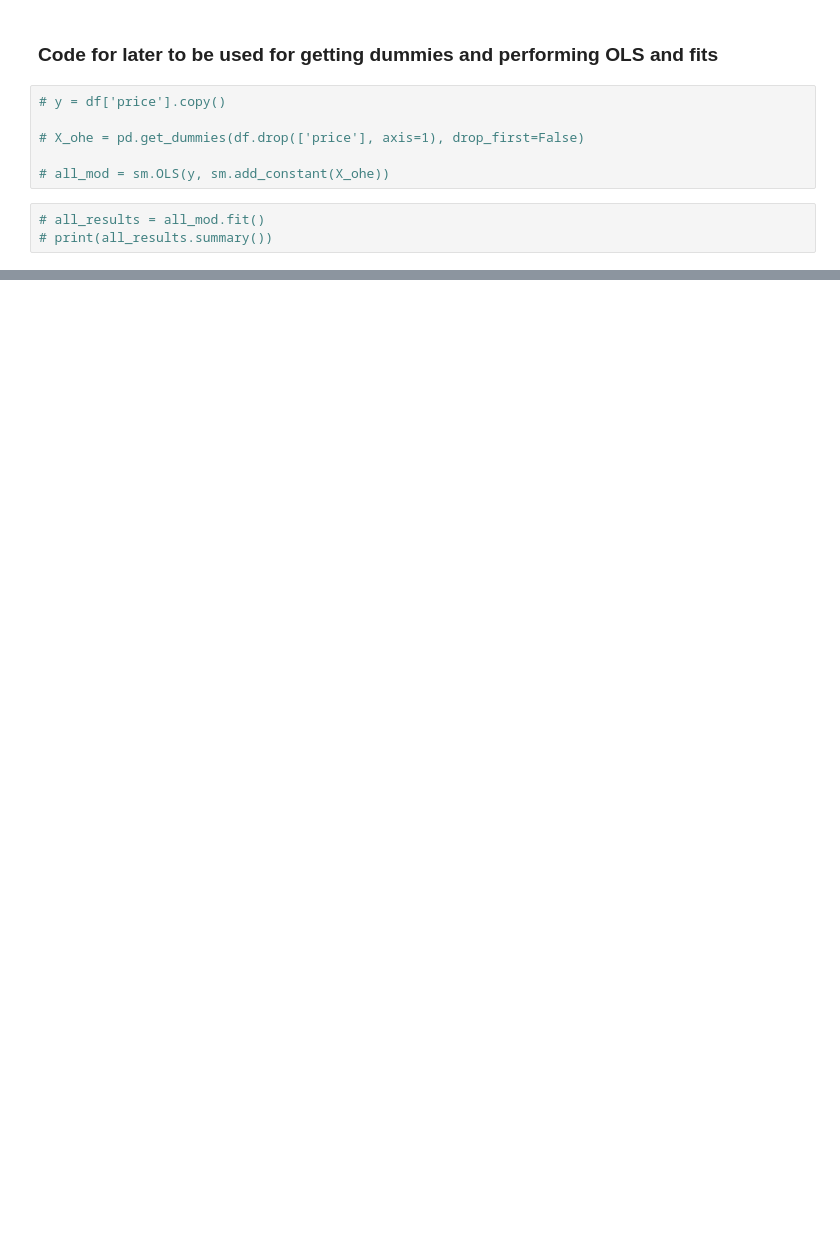
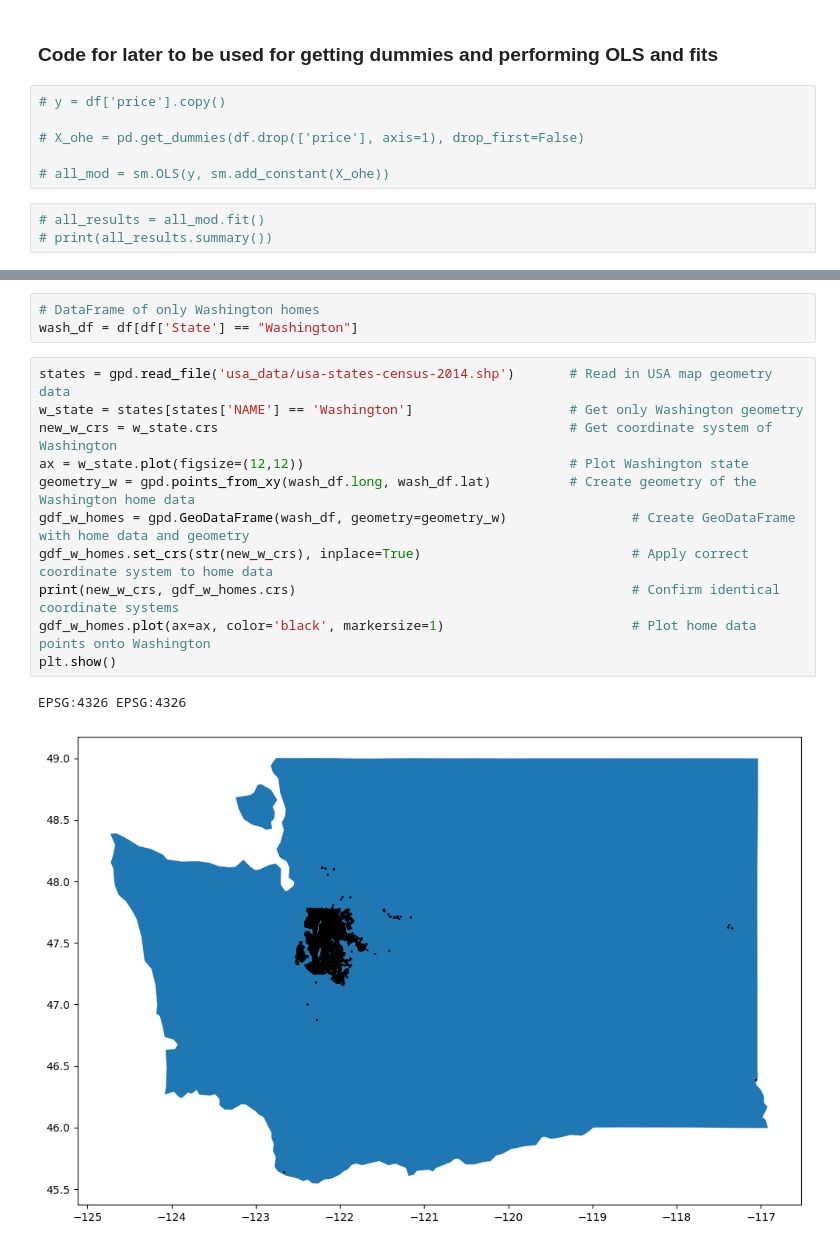
Before and after one commit to dmf1998/dsc-phase-2-project-v2-5, a Jupyter notebook: student.ipynb, the cells around one changed output, grey strips where cells are left out. Saved outputs shown, nothing was run; the diff lists cells and outputs as text; blank space fills up the shorter version.

```diff
--- a/student.ipynb
+++ b/student.ipynb
@@ -211,0 +236,17 @@ plt.show()
+# %%
+# DataFrame of only Washington homes
+wash_df = df[df['State'] == "Washington"]
+# %%
+states = gpd.read_file('usa_data/usa-states-census-2014.shp')       # Read in USA map geometry data
+w_state = states[states['NAME'] == 'Washington']                    # Get only Washington geometry
+new_w_crs = w_state.crs                                             # Get coordinate system of Washington
+ax = w_state.plot(figsize=(12,12))                                  # Plot Washington state
+geometry_w = gpd.points_from_xy(wash_df.long, wash_df.lat)          # Create geometry of the Washington home data
+gdf_w_homes = gpd.GeoDataFrame(wash_df, geometry=geometry_w)                # Create GeoDataFrame with home data and geometry
+gdf_w_homes.set_crs(str(new_w_crs), inplace=True)                           # Apply correct coordinate system to home data
+print(new_w_crs, gdf_w_homes.crs)                                           # Confirm identical coordinate systems
+gdf_w_homes.plot(ax=ax, color='black', markersize=1)                        # Plot home data points onto Washington
+plt.show()
+# %% [output]
+EPSG:4326 EPSG:4326
+[figure, added]
```
Also changed, not shown: parts of 24 cells of this notebook, 16 other files.
